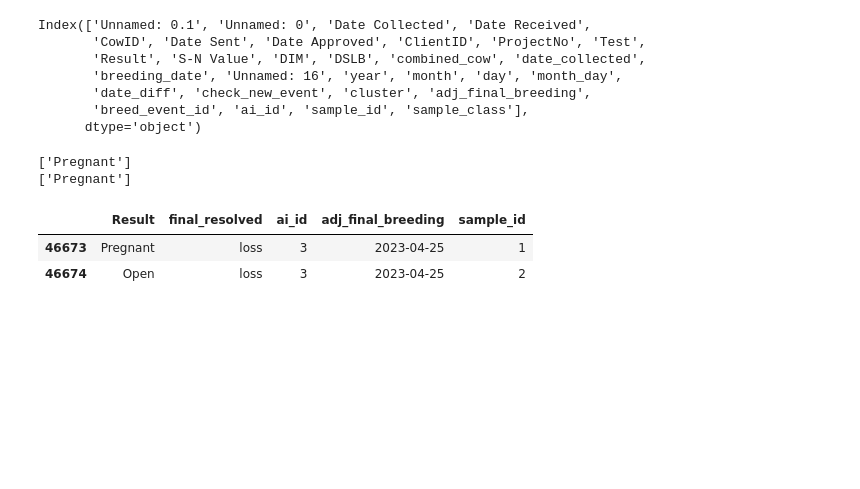
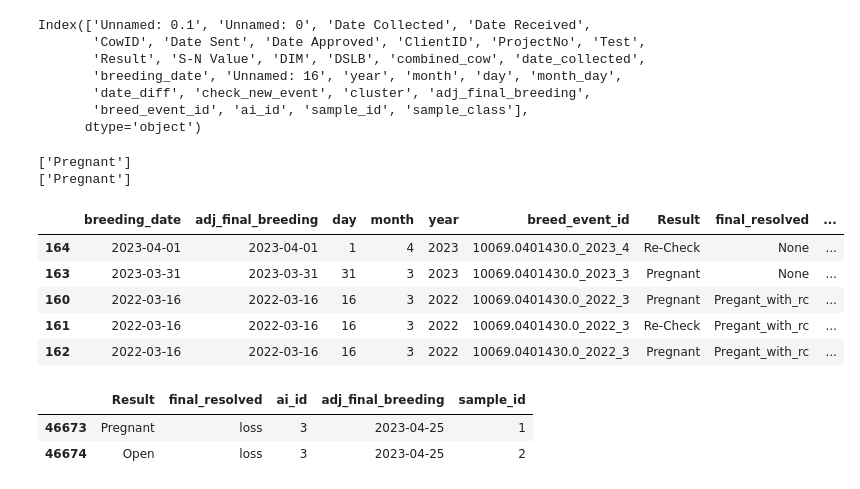
Before and after one commit to rajeshneupane7/Repro-data-making, a Jupyter notebook: phenotype.ipynb, the cells around one changed output. Drawn from its saved outputs; the diff is of its cells as text; code cells hidden in the pictures; blank space fills up the shorter version.

```diff
--- a/phenotype.ipynb
+++ b/phenotype.ipynb
@@ -131,6 +86,45 @@ for combined_cow, data_cow in df.groupby(['combined_cow', 'year','month']):
         data_cow['adj_final_breeding']= adj_bred_final
         data_cow['breed_event_id']= str(combined_cow[0])+'_'+str(combined_cow[1])+'_'+str(combined_cow[2])
         temp.append(data_cow)
+# %%
+import pandas as pd
+
+# 1. Create a true datetime column.
+# This handles leap years, varying month lengths, and month/year rollovers automatically.
+df['full_date'] = pd.to_datetime(df[['year', 'month', 'day']])
+
+# 2. Sort by cow and date to ensure diff() calculates chronologically
+df = df.sort_values(by=['combined_cow', 'full_date']).reset_index(drop=True)
+
+# 3. Calculate difference in days strictly within each cow's history
+df['date_diff'] = df.groupby('combined_cow')['full_date'].diff().dt.days
+
+# 4. A new event is triggered if the gap is >= 2 days, or if it's the very first record (NaN)
+df['check_new_event'] = (df['date_diff'] >= 2) | df['date_diff'].isna()
+
+# 5. Create a global cluster ID for each cow using cumsum()
+df['cluster'] = df.groupby('combined_cow')['check_new_event'].cumsum()
+
+# 6. Assign the earliest breeding date per cluster
+df['adj_final_breeding'] = df.groupby(['combined_cow', 'cluster'])['breeding_date'].transform('min')
+
+# 7. Create the breed_event_id.
+# Since an event could start on March 31 and end on April 1, we should base
+# the ID on the year and month the cluster *started*.
+cluster_starts = df.groupby(['combined_cow', 'cluster'])['full_date'].transform('min')
+df['event_year'] = cluster_starts.dt.year.astype(str)
+df['event_month'] = cluster_starts.dt.month.astype(str)
+
+# Build the ID string: cow_year_month_cluster
+df['breed_event_id'] = (
+    df['combined_cow'].astype(str) + '_' +
+    df['event_year'] + '_' +
+    df['event_month'] + '_' +
+    df['cluster'].astype(str)
+)
+
+# Optional: Clean up helper columns
+df = df.drop(columns=['event_year', 'event_month'])
 # %%
 data_cow= pd.concat(temp)
 # %%
@@ -151,7 +145,7 @@ data_final[data_final['combined_cow']=='10180.0401430.0'].sort_values('breeding_
 | 421 | 2022-03-17 | 2022-03-17 | 17 | 3 | 2022 | 10180.0401430.0_2022_3 |
 # %%
 temp_df=[]
-for cow_id, data_id in data_cow.groupby('combined_cow'):
+for cow_id, data_id in df.groupby('combined_cow'):
     unique_breeding_event= data_id['adj_final_breeding'].unique()
     dict_event={value:index+1 for index,value in enumerate(unique_breeding_event)}
     data_id['ai_id']= data_id['adj_final_breeding'].apply(lambda x: dict_event[x])
@@ -331,7 +325,7 @@ for bred, data_bred in class_df.groupby('breed_event_id'):
     final_resolved = None
 
     if n_samples == 1:
-        final_resolved = samples[0]
+        final_resolved = None
 
     elif n_samples == 2:
         if samples[0] == 'Pregnant' and samples[1] == 'Pregnant':
@@ -371,6 +365,15 @@ for bred, data_bred in class_df.groupby('breed_event_id'):
 
 # Recombine everything into a single dataframe at the end
 final_df = pd.concat(temp_bred_data, ignore_index=True)
+# %%
+final_df[final_df['combined_cow']=='10069.0401430.0'].sort_values('breeding_date', ascending=False)[['breeding_date', 'adj_final_breeding', 'day', 'month', 'year', 'breed_event_id', 'Result', 'final_resolved', 'DSLB', 'ai_id']]
+# %% [output]
+|  | breeding_date | adj_final_breeding | day | month | year | breed_event_id | Result | final_resolved | ... |
+| 164 | 2023-04-01 | 2023-04-01 | 1 | 4 | 2023 | 10069.0401430.0_2023_4 | Re-Check | None | ... |
+| 163 | 2023-03-31 | 2023-03-31 | 31 | 3 | 2023 | 10069.0401430.0_2023_3 | Pregnant | None | ... |
+| 160 | 2022-03-16 | 2022-03-16 | 16 | 3 | 2022 | 10069.0401430.0_2022_3 | Pregnant | Pregant_with_rc | ... |
+| 161 | 2022-03-16 | 2022-03-16 | 16 | 3 | 2022 | 10069.0401430.0_2022_3 | Re-Check | Pregant_with_rc | ... |
+| 162 | 2022-03-16 | 2022-03-16 | 16 | 3 | 2022 | 10069.0401430.0_2022_3 | Pregnant | Pregant_with_rc | ... |
 # %%
 import pandas as pd
 import os
```
Also changed, not shown: parts of 4 cells of this notebook.
